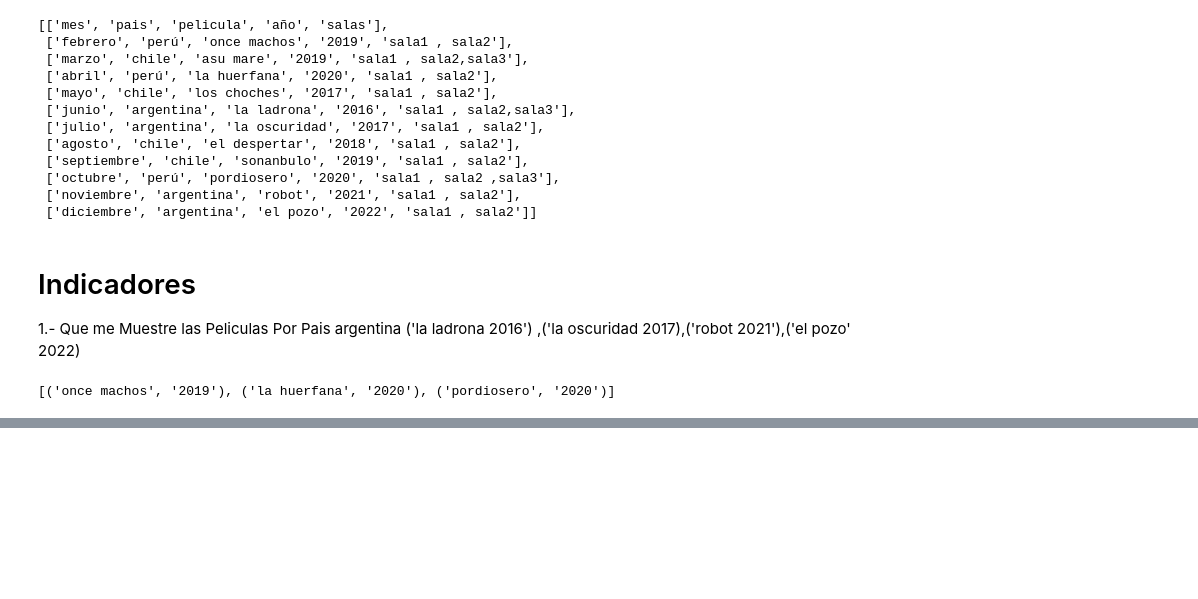
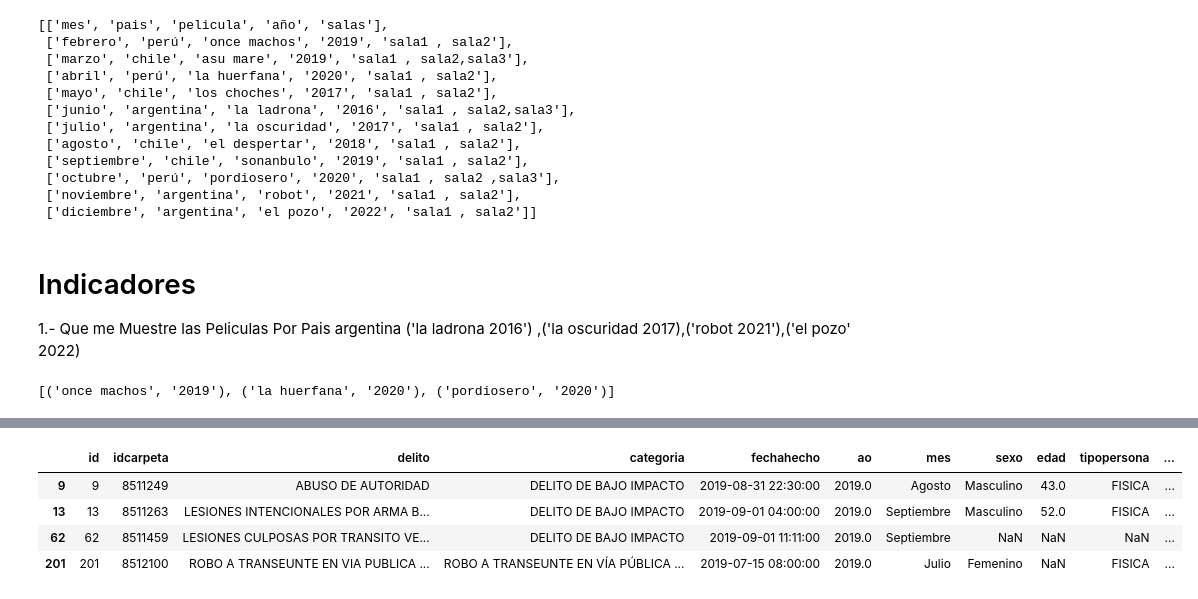
Before and after one commit to PyarmandoCode/Python_Avanzado, a Jupyter notebook: Datos/Python-Avanzado.ipynb, the cells around one changed output, grey strips where cells are left out. Saved outputs shown, nothing was run; the diff lists cells and outputs as text; code cells hidden in the pictures; blank space fills up the shorter version.

```diff
--- a/Datos/Python-Avanzado.ipynb
+++ b/Datos/Python-Avanzado.ipynb
@@ -192,0 +261,8 @@ peliculas_por_sala(listaPeliculas,'sala2')
+# %%
+df_vic.loc[[9,13,62,201]]
+# %% [output]
+|  | id | idcarpeta | delito | categoria | fechahecho | ao | mes | sexo | edad | tipopersona | ... |
+| 9 | 9 | 8511249 | ABUSO DE AUTORIDAD | DELITO DE BAJO IMPACTO | 2019-08-31 22:30:00 | 2019.0 | Agosto | Masculino | 43.0 | FISICA | ... |
+| 13 | 13 | 8511263 | LESIONES INTENCIONALES POR ARMA B... | DELITO DE BAJO IMPACTO | 2019-09-01 04:00:00 | 2019.0 | Septiembre | Masculino | 52.0 | FISICA | ... |
+| 62 | 62 | 8511459 | LESIONES CULPOSAS POR TRANSITO VE... | DELITO DE BAJO IMPACTO | 2019-09-01 11:11:00 | 2019.0 | Septiembre | NaN | NaN | NaN | ... |
+| 201 | 201 | 8512100 | ROBO A TRANSEUNTE EN VIA PUBLICA ... | ROBO A TRANSEUNTE EN VÍA PÚBLICA ... | 2019-07-15 08:00:00 | 2019.0 | Julio | Femenino | NaN | FISICA | ... |
```
Also changed, not shown: parts of 10 cells of this notebook, 1 other file.
